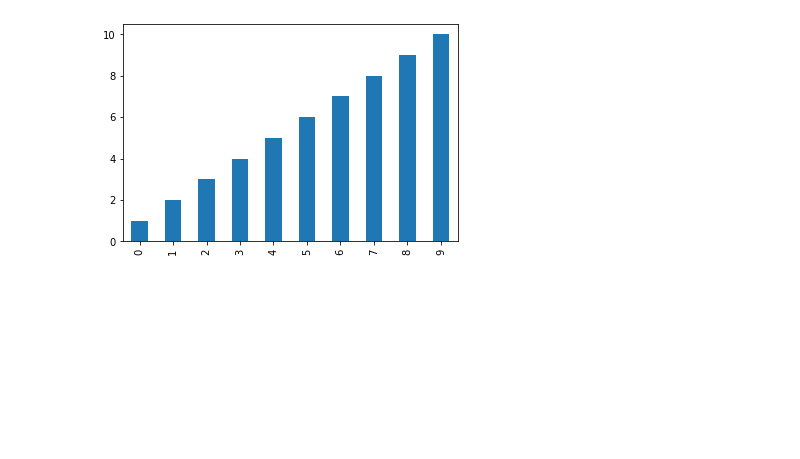
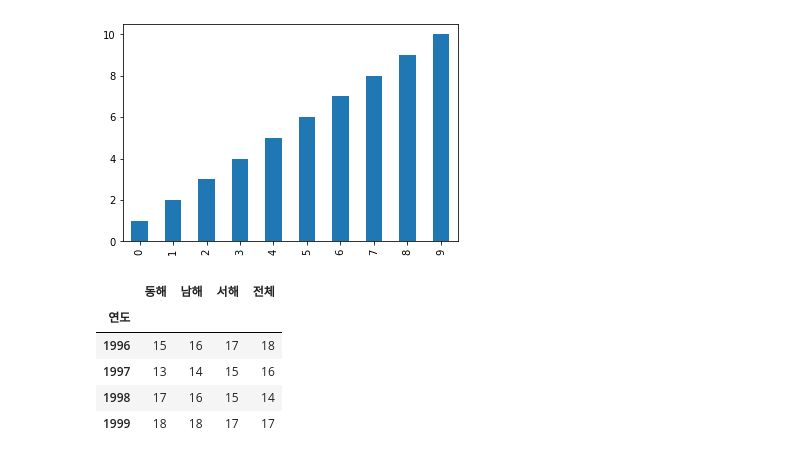
Before and after one commit to Hinen/SSU_AI_DataAnalytics, a Jupyter notebook: Week_4/Pyplot.ipynb, the cells around one changed output. Drawn from its saved outputs; the diff is of its cells as text; code cells hidden in the pictures; blank space fills up the shorter version.

```diff
--- a/Week_4/Pyplot.ipynb
+++ b/Week_4/Pyplot.ipynb
@@ -31,3 +31,18 @@ series.plot(kind = 'bar')
 plt.show()
 # %% [output]
 [figure]
+# %%
+import matplotlib
+
+matplotlib.rcParams['font.family'] = 'Malgun Gothic' # 맑은 고딕으로 폰트 설정
+matplotlib.rcParams['axes.unicode_minus'] = False
+
+df_rain = pd.read_csv('C:/myCode/data/sea_rain1.csv', index_col="연도" )
+df_rain
+# %% [output]
+|  | 동해 | 남해 | 서해 | 전체 |
+| 연도 |  |  |  |  |
+| 1996 | 15 | 16 | 17 | 18 |
+| 1997 | 13 | 14 | 15 | 16 |
+| 1998 | 17 | 16 | 15 | 14 |
+| 1999 | 18 | 18 | 17 | 17 |
```
Also changed, not shown: parts of 1 cell of this notebook, 1 other file.
